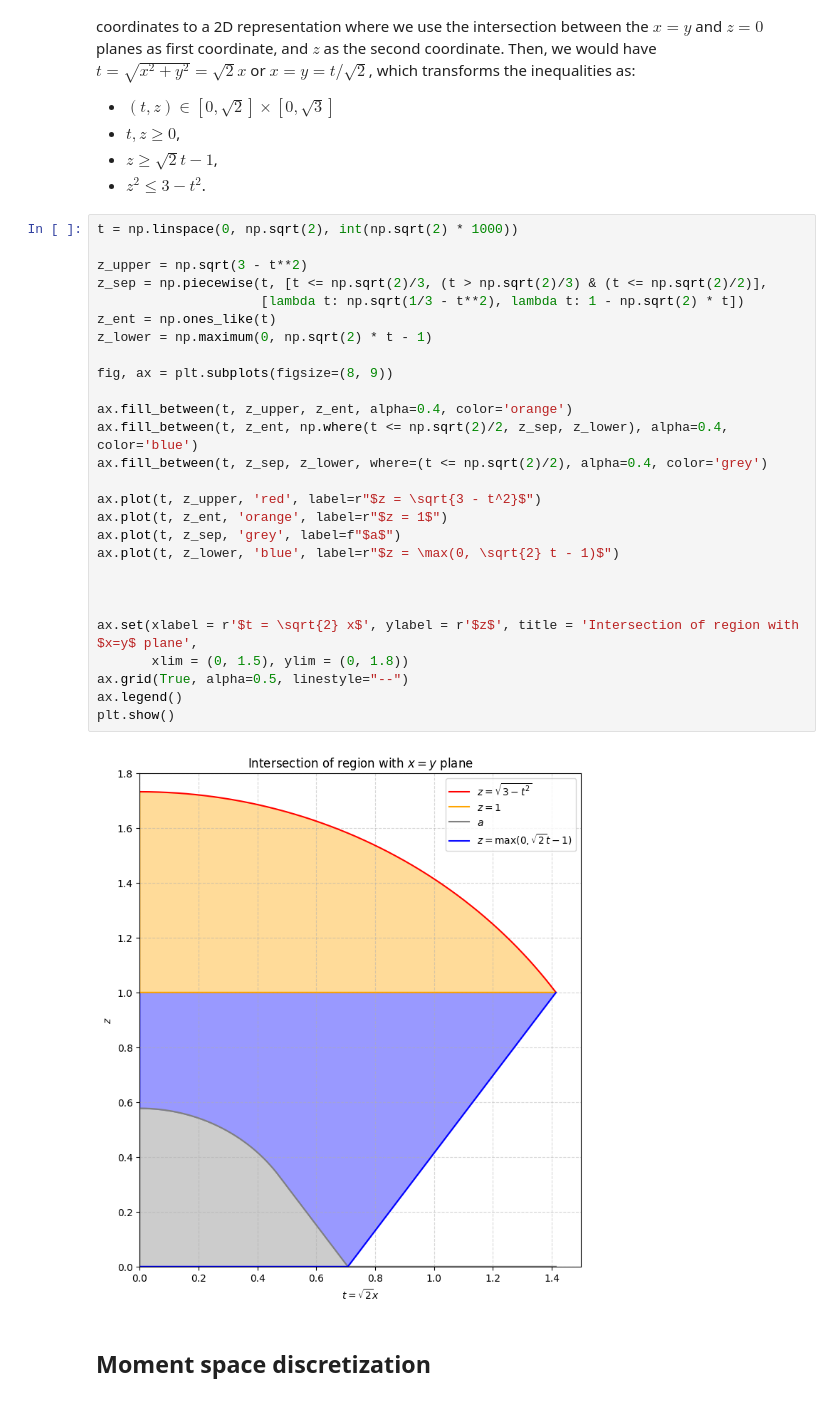
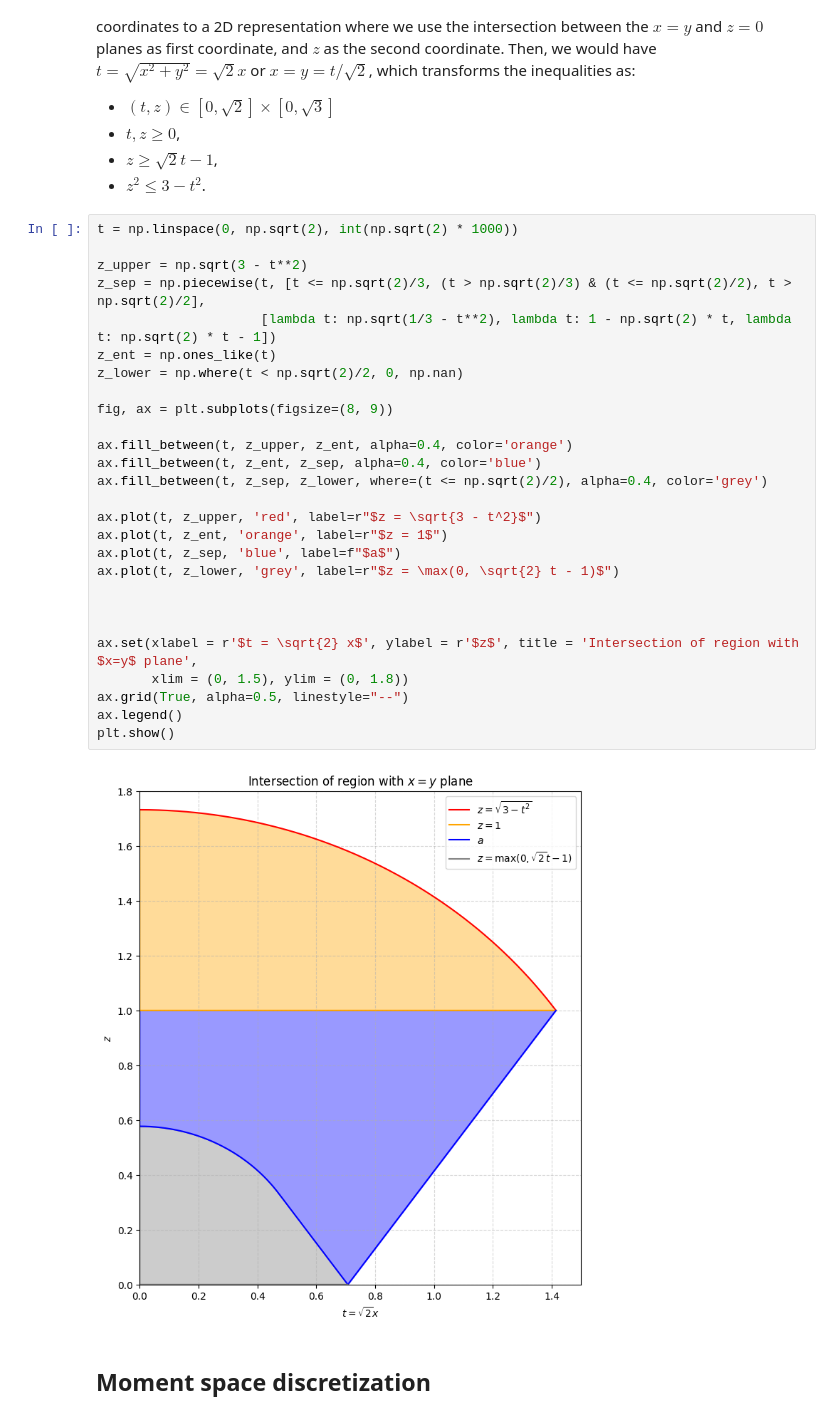
Before and after one commit to Garcia-Velo/-2024--bloch-lengths, a Jupyter notebook: notebooks/experiments/two_qubits/sym_plane.ipynb, the cells around one changed output. Cells and saved outputs as stored; diff of their text form.

```diff
--- a/notebooks/experiments/two_qubits/sym_plane.ipynb
+++ b/notebooks/experiments/two_qubits/sym_plane.ipynb
@@ -55,32 +55,32 @@ We can call $t$ the distance to the $z$-axis from the points in the $x=y$ plane.
 # %%
 t = np.linspace(0, np.sqrt(2), int(np.sqrt(2) * 1000))
 
 z_upper = np.sqrt(3 - t**2)
-z_sep = np.piecewise(t, [t <= np.sqrt(2)/3, (t > np.sqrt(2)/3) & (t <= np.sqrt(2)/2)],
-                     [lambda t: np.sqrt(1/3 - t**2), lambda t: 1 - np.sqrt(2) * t])
+z_sep = np.piecewise(t, [t <= np.sqrt(2)/3, (t > np.sqrt(2)/3) & (t <= np.sqrt(2)/2), t > np.sqrt(2)/2],
+                     [lambda t: np.sqrt(1/3 - t**2), lambda t: 1 - np.sqrt(2) * t, lambda t: np.sqrt(2) * t - 1])
 z_ent = np.ones_like(t)
-z_lower = np.maximum(0, np.sqrt(2) * t - 1)
+z_lower = np.where(t < np.sqrt(2)/2, 0, np.nan)
 
 fig, ax = plt.subplots(figsize=(8, 9))
 
 ax.fill_between(t, z_upper, z_ent, alpha=0.4, color='orange')
-ax.fill_between(t, z_ent, np.where(t <= np.sqrt(2)/2, z_sep, z_lower), alpha=0.4, color='blue')
+ax.fill_between(t, z_ent, z_sep, alpha=0.4, color='blue')
 ax.fill_between(t, z_sep, z_lower, where=(t <= np.sqrt(2)/2), alpha=0.4, color='grey')
 
 ax.plot(t, z_upper, 'red', label=r"$z = \sqrt{3 - t^2}$")
 ax.plot(t, z_ent, 'orange', label=r"$z = 1$")
-ax.plot(t, z_sep, 'grey', label=f"$a$")
-ax.plot(t, z_lower, 'blue', label=r"$z = \max(0, \sqrt{2} t - 1)$")
+ax.plot(t, z_sep, 'blue', label=f"$a$")
+ax.plot(t, z_lower, 'grey', label=r"$z = \max(0, \sqrt{2} t - 1)$")
 
 
 
 ax.set(xlabel = r'$t = \sqrt{2} x$', ylabel = r'$z$', title = 'Intersection of region with $x=y$ plane',
        xlim = (0, 1.5), ylim = (0, 1.8))
 ax.grid(True, alpha=0.5, linestyle="--")
 ax.legend()
 plt.show()
 # %% [output]
-[figure, old version]
+[figure, new version]
 # %% [markdown]
 ## Moment space discretization
 # %%
```
Also changed, not shown: 6 other files.
